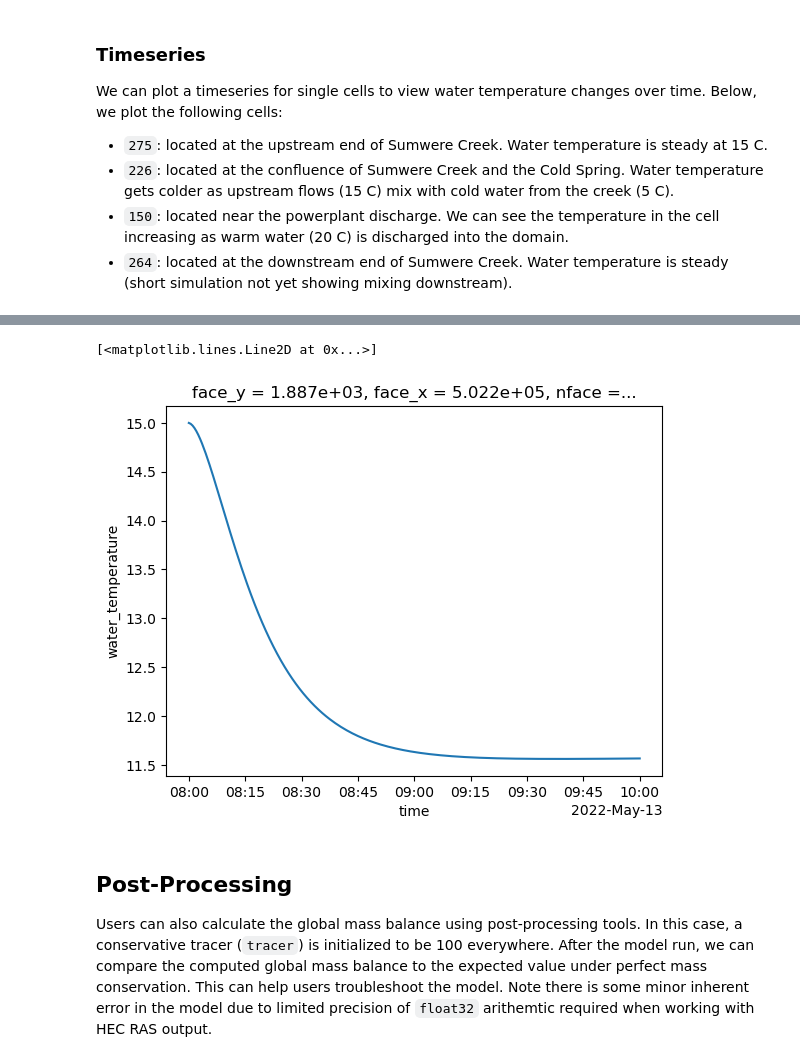
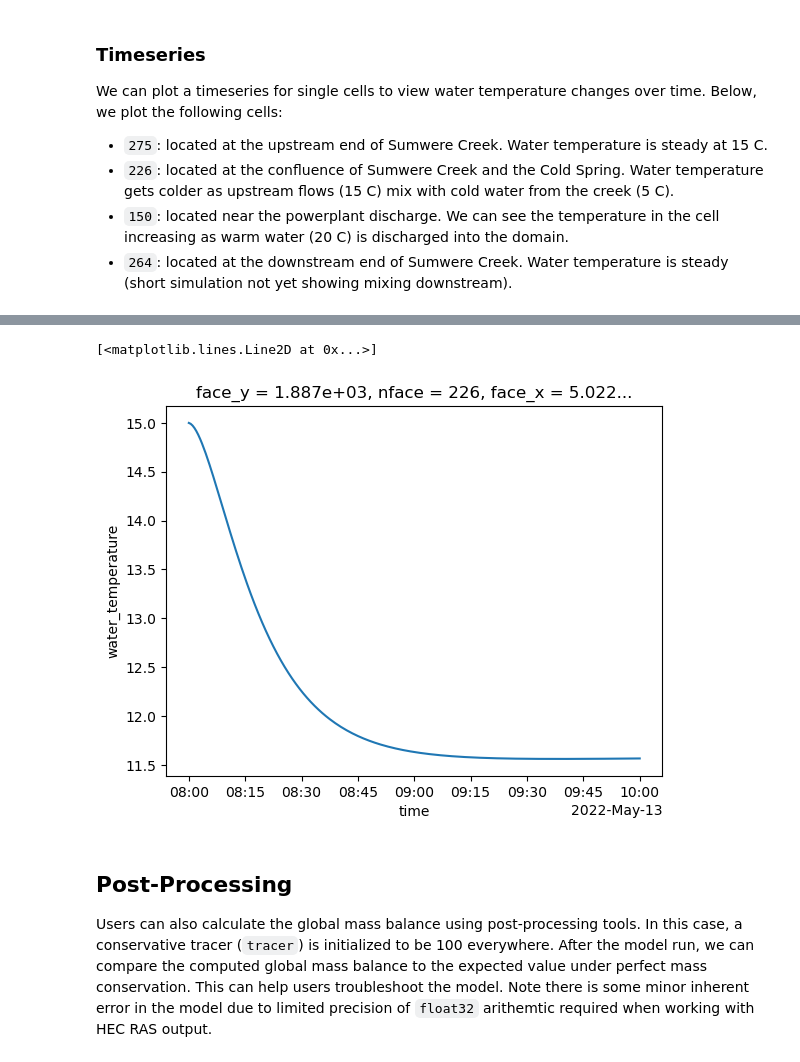
Before and after one commit to EcohydrologyTeam/ClearWater-riverine, a Jupyter notebook: examples/01_getting_started_riverine.ipynb, the cells around one changed output, grey strips where cells are left out. Drawn from its saved outputs; the diff is of its cells as text; code cells hidden in the pictures.

```diff
--- a/examples/01_getting_started_riverine.ipynb
+++ b/examples/01_getting_started_riverine.ipynb
@@ -56,8 +56,8 @@ Ensure that you have followed the instructions in the Data Availability Section,
 Note the set-up below runs the model in **non-chunked** mode. You can alternatively run the model in **chunked** mode using `riverine_chunked.yml` for the config_path.
 # %%
 repo_path = Path.cwd().parent
-test_case_path = repo_path / 'examples' / 'data' / model_name
-config_file = test_case_path / 'riverine.yml'
-config_file.exists()
+project_path = repo_path / 'examples' / 'data' / model_name
+config_filepath = project_path / 'riverine.yml'
+config_filepath.exists()
 # %% [output]
 True
@@ -207,5 +162,5 @@ c_downstream = hv.Curve(
 # %%
-ds = xr.open_zarr(test_case_path / "model_outputs.zarr", consolidated=False)
+ds = xr.open_zarr(project_path / "model_outputs.zarr", consolidated=False)
 ds
 # %% [output]
 <xarray.Dataset> Size: 2MB Dimensions: (time: 241, nface: 444) Coordinates: * time (time) datetime64[ns] 2kB 2022-05-13T08:00:00 ... 2022... * nface (nface) int64 4kB 0 1 2 3 4 5 ... 438 439 440 441 4 ...
@@ -268,8 +203,8 @@ array([15.        , 14.99060354, 14.97288155, 14.94780764, 14.91627117,
-# %%
-ds.water_temperature.sel(nface=226).plot()
-# %% [output]
-[<matplotlib.lines.Line2D at 0x...>]
-[figure, removed]
+# %%
+ds.water_temperature.isel(nface=226).plot()
+# %% [output]
+[<matplotlib.lines.Line2D at 0x...>]
+[figure, added]
 # %% [markdown]
 ## Post-Processing
 
```
Also changed, not shown: parts of 11 cells of this notebook, 1 other file.
